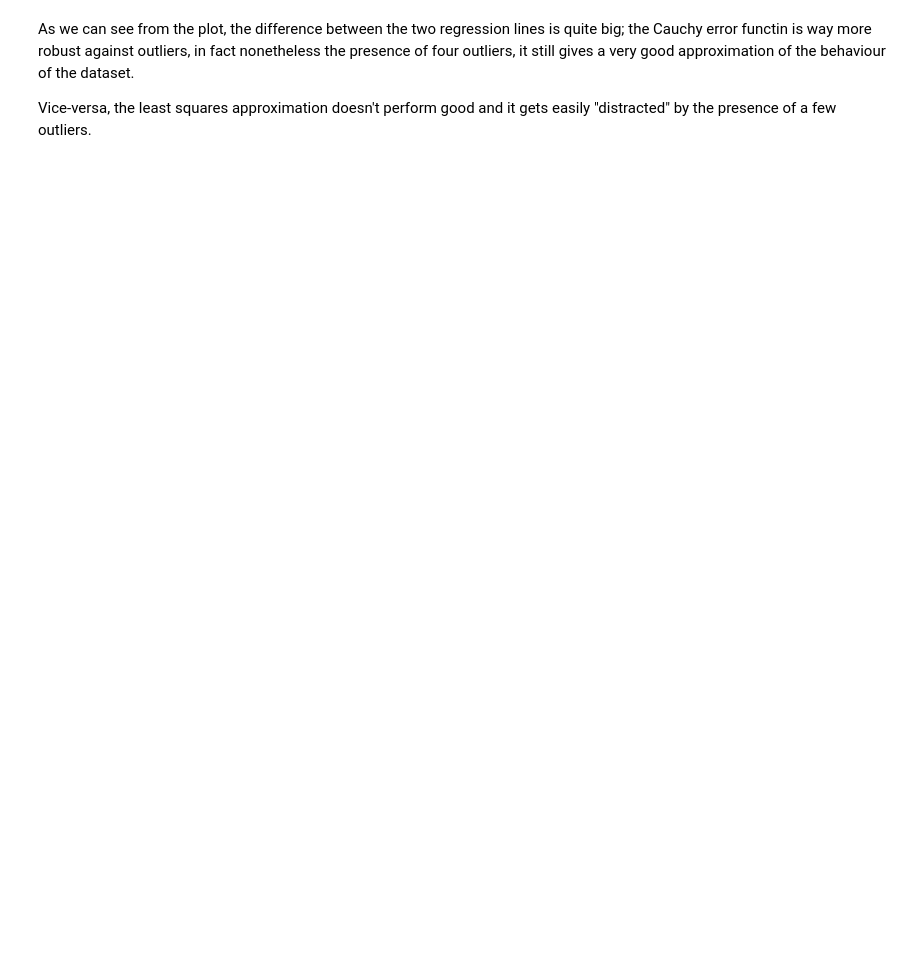
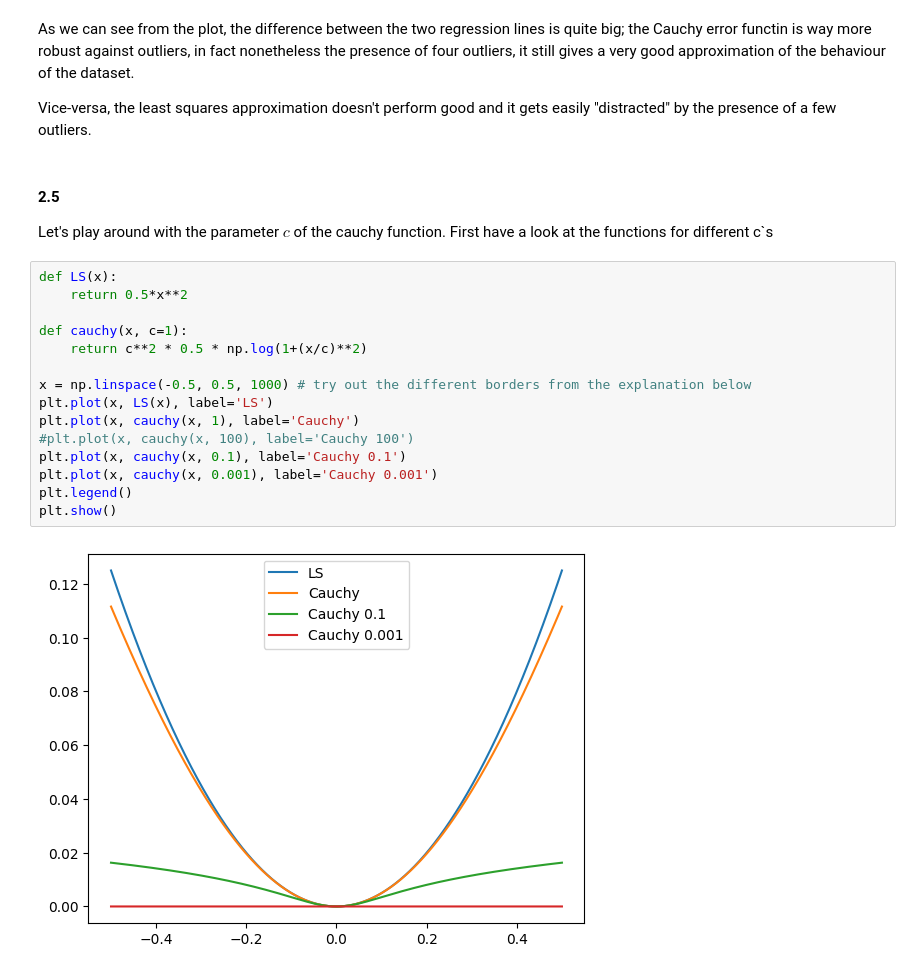
Before and after one commit to Edward484/OptimizationClassUB, a Jupyter notebook: project3/practical3.ipynb, the cells around one changed output. Drawn from its saved outputs; the diff is of its cells as text; blank space fills up the shorter version.

```diff
--- a/project3/practical3.ipynb
+++ b/project3/practical3.ipynb
@@ -165,3 +185,24 @@ plt.show()
 As we can see from the plot, the difference between the two regression lines is quite big; the Cauchy error functin is way more robust against outliers, in fact nonetheless the presence of four outliers, it still gives a very good approximation of the behaviour of the dataset.
 
 Vice-versa, the least squares approximation doesn't perform good and it gets easily "distracted" by the presence of a few outliers.
+# %% [markdown]
+#### 2.5
+Let's play around with the parameter $c$ of the cauchy function.
+First have a look at the functions for different c`s
+# %%
+def LS(x):
+    return 0.5*x**2
+
+def cauchy(x, c=1):
+    return c**2 * 0.5 * np.log(1+(x/c)**2)
+
+x = np.linspace(-0.5, 0.5, 1000) # try out the different borders from the explanation below
+plt.plot(x, LS(x), label='LS')
+plt.plot(x, cauchy(x, 1), label='Cauchy')
+#plt.plot(x, cauchy(x, 100), label='Cauchy 100')
+plt.plot(x, cauchy(x, 0.1), label='Cauchy 0.1')
+plt.plot(x, cauchy(x, 0.001), label='Cauchy 0.001')
+plt.legend()
+plt.show()
+# %% [output]
+[figure, added]
```
Also changed, not shown: parts of 13 cells of this notebook, 1 other file.
